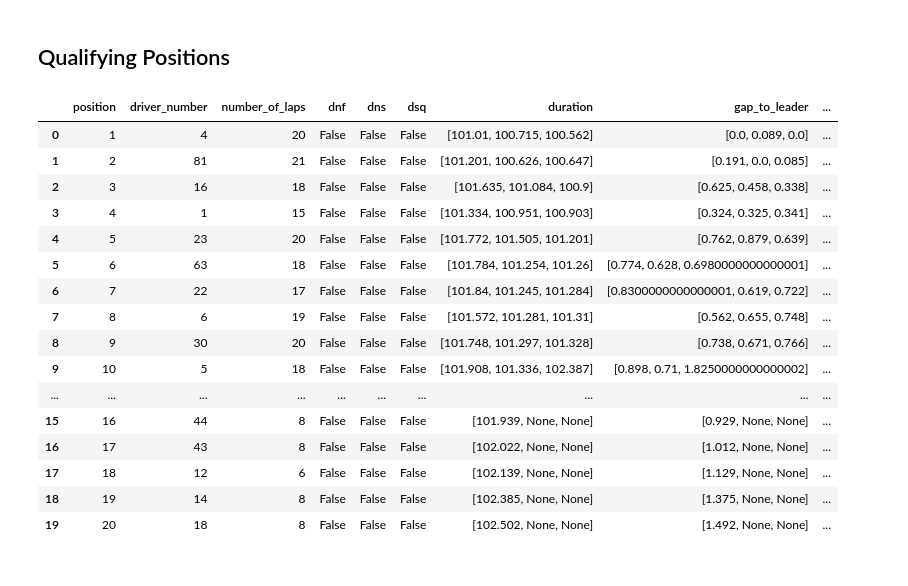
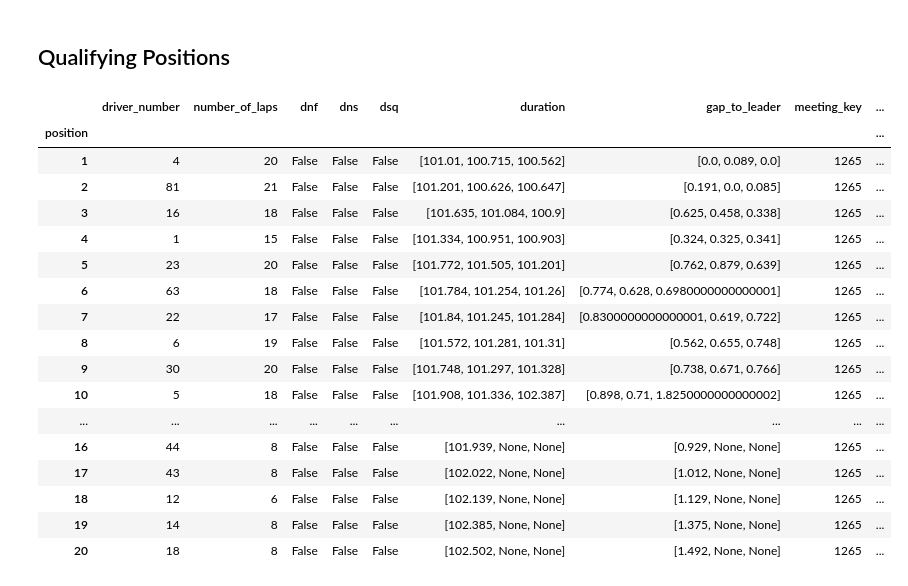
Before and after one commit to aleaugustog/f1-analytics, a Jupyter notebook: exploratory/belgium.ipynb, the cells around one changed output. Cells and saved outputs as stored; diff of their text form; code cells hidden in the pictures.

Commit message:
Updated the index on the qualifying positions

```diff
--- a/exploratory/belgium.ipynb
+++ b/exploratory/belgium.ipynb
@@ -289,23 +289,24 @@ stats
 ## Qualifying Positions
 # %%
 session_key = sessions_df['session_key'].iloc[3]
-results_df = pd.read_json(f'https://api.openf1.org/v1/session_result?session_key={session_key}')
+results_df = pd.read_json(f'https://api.openf1.org/v1/session_result?session_key={session_key}').set_index('position')
 results_df
 # %% [output]
-|  | position | driver_number | number_of_laps | dnf | dns | dsq | duration | gap_to_leader | ... |
-| 0 | 1 | 4 | 20 | False | False | False | [101.01, 100.715, 100.562] | [0.0, 0.089, 0.0] | ... |
-| 1 | 2 | 81 | 21 | False | False | False | [101.201, 100.626, 100.647] | [0.191, 0.0, 0.085] | ... |
-| 2 | 3 | 16 | 18 | False | False | False | [101.635, 101.084, 100.9] | [0.625, 0.458, 0.338] | ... |
-| 3 | 4 | 1 | 15 | False | False | False | [101.334, 100.951, 100.903] | [0.324, 0.325, 0.341] | ... |
-| 4 | 5 | 23 | 20 | False | False | False | [101.772, 101.505, 101.201] | [0.762, 0.879, 0.639] | ... |
-| 5 | 6 | 63 | 18 | False | False | False | [101.784, 101.254, 101.26] | [0.774, 0.628, 0.6980000000000001] | ... |
-| 6 | 7 | 22 | 17 | False | False | False | [101.84, 101.245, 101.284] | [0.8300000000000001, 0.619, 0.722] | ... |
-| 7 | 8 | 6 | 19 | False | False | False | [101.572, 101.281, 101.31] | [0.562, 0.655, 0.748] | ... |
-| 8 | 9 | 30 | 20 | False | False | False | [101.748, 101.297, 101.328] | [0.738, 0.671, 0.766] | ... |
-| 9 | 10 | 5 | 18 | False | False | False | [101.908, 101.336, 102.387] | [0.898, 0.71, 1.8250000000000002] | ... |
+|  | driver_number | number_of_laps | dnf | dns | dsq | duration | gap_to_leader | meeting_key | ... |
+| position |  |  |  |  |  |  |  |  | ... |
+| 1 | 4 | 20 | False | False | False | [101.01, 100.715, 100.562] | [0.0, 0.089, 0.0] | 1265 | ... |
+| 2 | 81 | 21 | False | False | False | [101.201, 100.626, 100.647] | [0.191, 0.0, 0.085] | 1265 | ... |
+| 3 | 16 | 18 | False | False | False | [101.635, 101.084, 100.9] | [0.625, 0.458, 0.338] | 1265 | ... |
+| 4 | 1 | 15 | False | False | False | [101.334, 100.951, 100.903] | [0.324, 0.325, 0.341] | 1265 | ... |
+| 5 | 23 | 20 | False | False | False | [101.772, 101.505, 101.201] | [0.762, 0.879, 0.639] | 1265 | ... |
+| 6 | 63 | 18 | False | False | False | [101.784, 101.254, 101.26] | [0.774, 0.628, 0.6980000000000001] | 1265 | ... |
+| 7 | 22 | 17 | False | False | False | [101.84, 101.245, 101.284] | [0.8300000000000001, 0.619, 0.722] | 1265 | ... |
+| 8 | 6 | 19 | False | False | False | [101.572, 101.281, 101.31] | [0.562, 0.655, 0.748] | 1265 | ... |
+| 9 | 30 | 20 | False | False | False | [101.748, 101.297, 101.328] | [0.738, 0.671, 0.766] | 1265 | ... |
+| 10 | 5 | 18 | False | False | False | [101.908, 101.336, 102.387] | [0.898, 0.71, 1.8250000000000002] | 1265 | ... |
 | ... | ... | ... | ... | ... | ... | ... | ... | ... | ... |
-| 15 | 16 | 44 | 8 | False | False | False | [101.939, None, None] | [0.929, None, None] | ... |
-| 16 | 17 | 43 | 8 | False | False | False | [102.022, None, None] | [1.012, None, None] | ... |
-| 17 | 18 | 12 | 6 | False | False | False | [102.139, None, None] | [1.129, None, None] | ... |
-| 18 | 19 | 14 | 8 | False | False | False | [102.385, None, None] | [1.375, None, None] | ... |
-| 19 | 20 | 18 | 8 | False | False | False | [102.502, None, None] | [1.492, None, None] | ... |
+| 16 | 44 | 8 | False | False | False | [101.939, None, None] | [0.929, None, None] | 1265 | ... |
+| 17 | 43 | 8 | False | False | False | [102.022, None, None] | [1.012, None, None] | 1265 | ... |
+| 18 | 12 | 6 | False | False | False | [102.139, None, None] | [1.129, None, None] | 1265 | ... |
+| 19 | 14 | 8 | False | False | False | [102.385, None, None] | [1.375, None, None] | 1265 | ... |
+| 20 | 18 | 8 | False | False | False | [102.502, None, None] | [1.492, None, None] | 1265 | ... |
```
